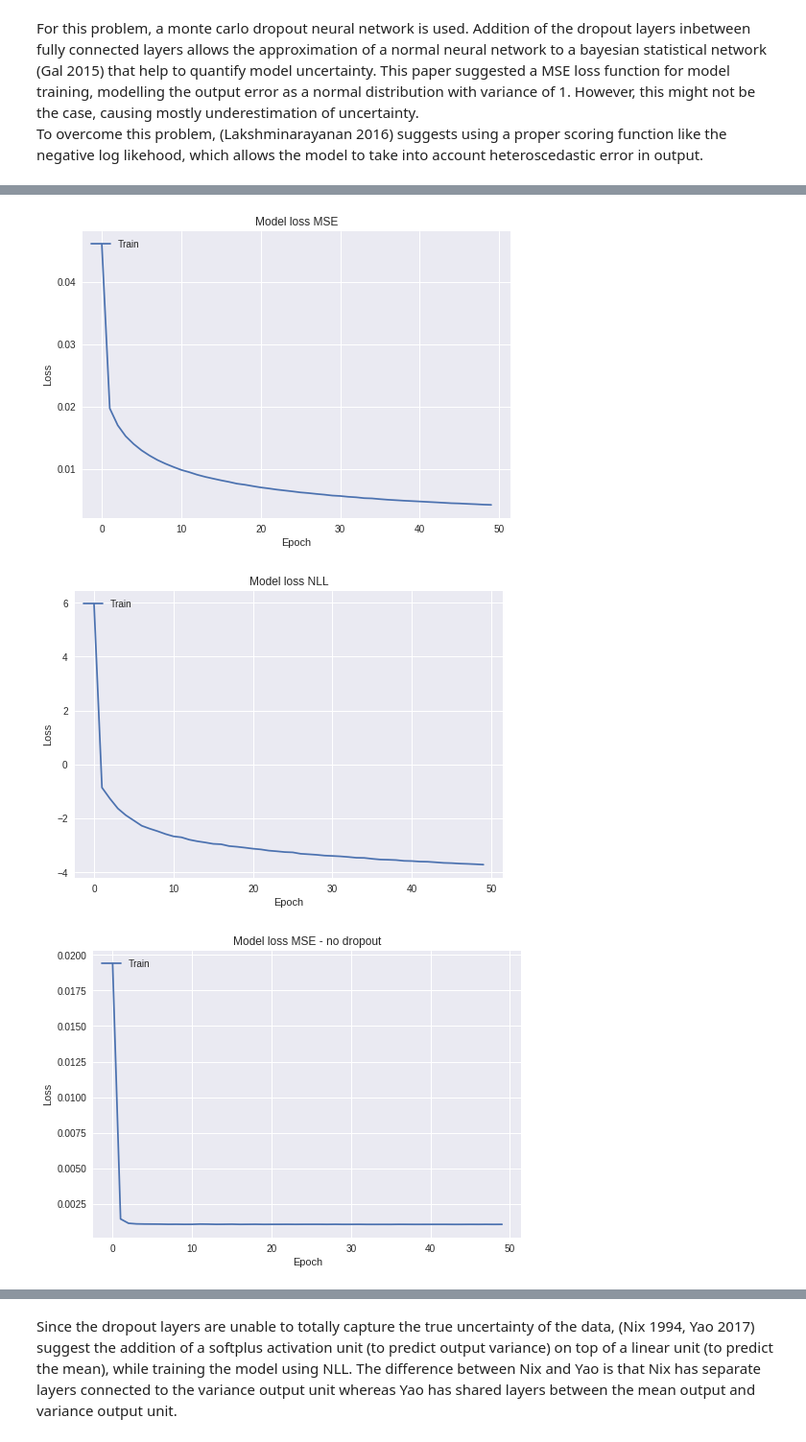
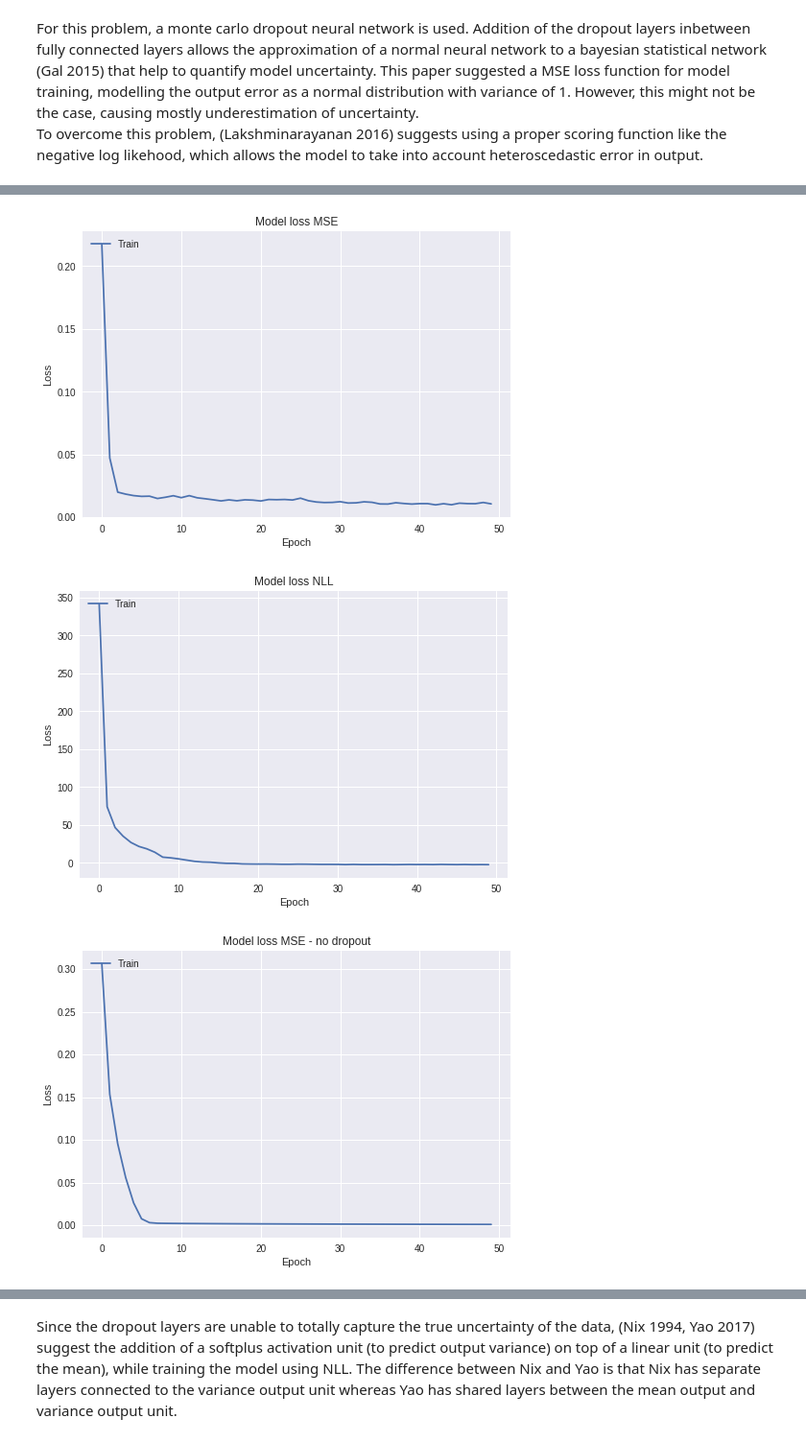
Before and after one commit to dragonheat123/nll_tryout, a Jupyter notebook: NLLexample.ipynb, the cells around one changed output, grey strips where cells are left out. Shown: that part at 96% size. Cells and saved outputs as stored; diff of their text form; code cells hidden in the pictures.

```diff
--- a/NLLexample.ipynb
+++ b/NLLexample.ipynb
@@ -21,15 +24,15 @@ y = sin(x2)*(A(x1)+b)+noise
 For training data, a segment is ommited such that we can test the predictive power of the resulting networks
 # %%
 ### here we sample x
-x1 = np.random.randint(-200,200,10000)/100
-x2 = np.random.randint(300,500,10000)/100
+x1 = np.random.randint(-200,200,100)/100
+x2 = np.random.randint(300,500,100)/100
 x1 = x1.reshape(len(x1),1)
 x2 = x2.reshape(len(x2),1)
 xrange = np.concatenate((x1,x2),axis=0)
 np.shape(xrange)  ##xrange ranges from -2 to 5
 
 ###generate random noise
-noise_funct = np.random.normal(0,0.4*np.abs(xrange-1)+0.01) #more uncertainty at the edges
+noise_funct = 0*np.random.normal(0,0.4*np.abs(xrange-1)+0.01) #more uncertainty at the edges
 plt.figure(1)
 plt.scatter(xrange,noise_funct,s=0.5)
 plt.scatter(xrange,0.4*np.abs(xrange-1)+0.1,s=0.1)
@@ -73,7 +76,7 @@ y_test = ((realy-ymin)/(ymax-ymin))
 
 yreal_n = []
 for i in range(0,200):
-  yreal_n.append((0.5*realx+3)*0.5*np.sin(1.6*np.pi*realx)+np.random.normal(0,0.4*np.abs(realx-1)+0.01))
+  yreal_n.append((0.5*realx+3)*0.5*np.sin(1.6*np.pi*realx)+0*np.random.normal(0,0.4*np.abs(realx-1)+0.01))
 
 yreal_std = np.std(y)
 # %% [output]
@@ -120,11 +123,11 @@ K.clear_session()
 
 input_layer = keras.Input(shape=(2,))
 #do_1 = keras.layers.Dropout(0.5)(input_layer, training=True)
-dense1 = keras.layers.Dense(512,activation='relu', kernel_regularizer=keras.regularizers.l2(0.0001))(input_layer)
+dense1 = keras.layers.Dense(32,activation='relu', kernel_regularizer=keras.regularizers.l2(0.0001))(input_layer)
 do_2 = keras.layers.Dropout(0.1)(dense1, training=True)
-dense2 = keras.layers.Dense(256,activation='relu', kernel_regularizer=keras.regularizers.l2(0.0001))(do_2)
+dense2 = keras.layers.Dense(64,activation='relu', kernel_regularizer=keras.regularizers.l2(0.0001))(do_2)
 do_3 = keras.layers.Dropout(0.1)(dense2, training=True)
-dense3 = keras.layers.Dense(128,activation='relu', kernel_regularizer=keras.regularizers.l2(0.0001))(do_3)
+dense3 = keras.layers.Dense(32,activation='relu', kernel_regularizer=keras.regularizers.l2(0.0001))(do_3)
 do_4 = keras.layers.Dropout(0.1)(dense3, training=True)
 output_layer = keras.layers.Dense(1)(do_4)
 model = keras.Model(inputs=input_layer, outputs=output_layer)
@@ -137,11 +140,11 @@ def custom_loss(y_true, y_pred):
 
 ainput_layer = keras.Input(shape=(2,))
 #do_1 = keras.layers.Dropout(0.5)(input_layer, training=True)
-adense1 = keras.layers.Dense(512,activation='relu',kernel_regularizer=keras.regularizers.l2(0.01))(ainput_layer)
+adense1 = keras.layers.Dense(32,activation='relu',kernel_regularizer=keras.regularizers.l2(0.01))(ainput_layer)
 ado_2 = keras.layers.Dropout(0.1)(adense1, training=True)
-adense2 = keras.layers.Dense(256,activation='relu',kernel_regularizer=keras.regularizers.l2(0.01))(ado_2)
+adense2 = keras.layers.Dense(64,activation='relu',kernel_regularizer=keras.regularizers.l2(0.01))(ado_2)
 ado_3 = keras.layers.Dropout(0.1)(adense2, training=True)
-adense3 = keras.layers.Dense(128,activation='relu',kernel_regularizer=keras.regularizers.l2(0.01))(ado_3)
+adense3 = keras.layers.Dense(32,activation='relu',kernel_regularizer=keras.regularizers.l2(0.01))(ado_3)
 ado_4 = keras.layers.Dropout(0.1)(adense3, training=True)
 aoutput_layer = keras.layers.Dense(1)(ado_4)
 model2 = keras.Model(inputs=ainput_layer, outputs=aoutput_layer)
@@ -149,9 +152,9 @@ model2.compile(loss=custom_loss,optimizer='adagrad')
 model2.summary()
 
 binput_layer = keras.Input(shape=(2,))
-bdense1 = keras.layers.Dense(512,activation='relu')(binput_layer)
-bdense2 = keras.layers.Dense(256,activation='relu')(bdense1)
-bdense3 = keras.layers.Dense(128,activation='relu')(bdense2)
+bdense1 = keras.layers.Dense(32,activation='relu')(binput_layer)
+bdense2 = keras.layers.Dense(64,activation='relu')(bdense1)
+bdense3 = keras.layers.Dense(32,activation='relu')(bdense2)
 boutput_layer = keras.layers.Dense(1)(bdense3)
 model3 = keras.Model(inputs=binput_layer, outputs=boutput_layer)
 model3.compile(loss="mse",optimizer='adagrad')
@@ -208,6 +217,6 @@ _________________________________________________________________
-[figure, old version]
+[figure, new version]
-[figure, old version]
+[figure, new version]
-[figure, old version]
+[figure, new version]
 # %%
 ###inference
 mat = []
```
Also changed, not shown: parts of 8 cells of this notebook.
